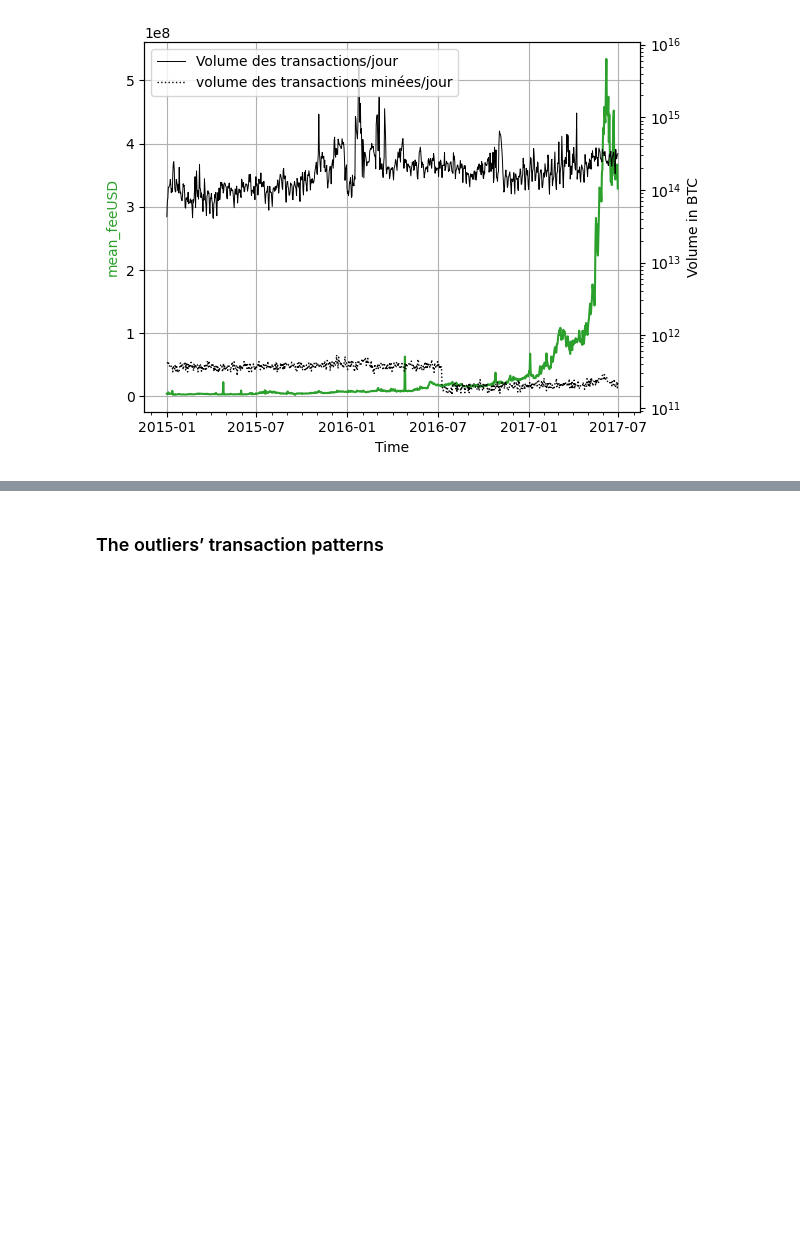
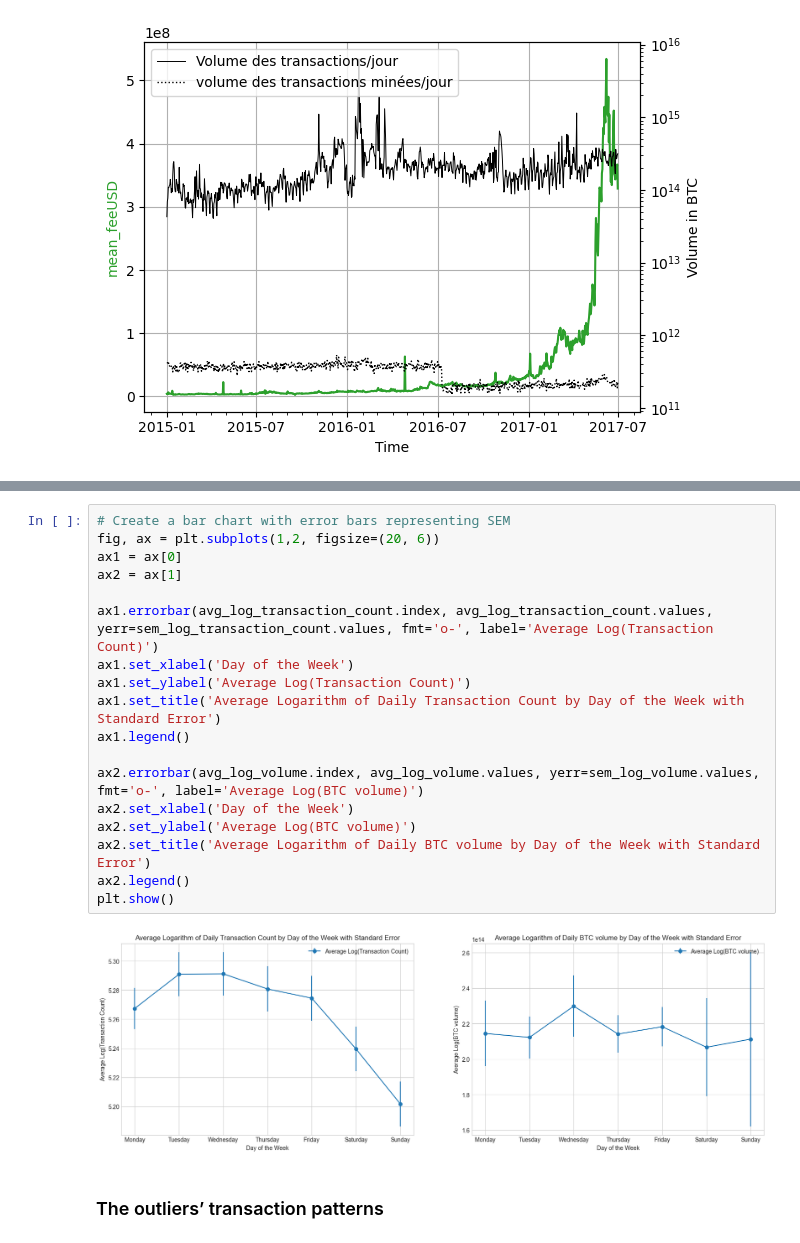
Before and after one commit to trsdimi/big-data, a Jupyter notebook: main.ipynb, the cells around one changed output, grey strips where cells are left out. Drawn from its saved outputs; the diff is of its cells as text; blank space fills up the shorter version.

Commit message:
Weekly patterns, ajout 2 graphs des valeurs hebdomadaires (nb transactions et volume BTC)

```diff
--- a/main.ipynb
+++ b/main.ipynb
@@ -401,3 +457,23 @@ plt.legend(loc='upper left')
+# %%
+# Create a bar chart with error bars representing SEM
+fig, ax = plt.subplots(1,2, figsize=(20, 6))
+ax1 = ax[0]
+ax2 = ax[1]
+
+ax1.errorbar(avg_log_transaction_count.index, avg_log_transaction_count.values, yerr=sem_log_transaction_count.values, fmt='o-', label='Average Log(Transaction Count)')
+ax1.set_xlabel('Day of the Week')
+ax1.set_ylabel('Average Log(Transaction Count)')
+ax1.set_title('Average Logarithm of Daily Transaction Count by Day of the Week with Standard Error')
+ax1.legend()
+
+ax2.errorbar(avg_log_volume.index, avg_log_volume.values, yerr=sem_log_volume.values, fmt='o-', label='Average Log(BTC volume)')
+ax2.set_xlabel('Day of the Week')
+ax2.set_ylabel('Average Log(BTC volume)')
+ax2.set_title('Average Logarithm of Daily BTC volume by Day of the Week with Standard Error')
+ax2.legend()
+plt.show()
+# %% [output]
+[figure, added]
 # %% [markdown]
 ### The outliers’ transaction patterns
 # %%
```
Also changed, not shown: parts of 2 cells of this notebook.
